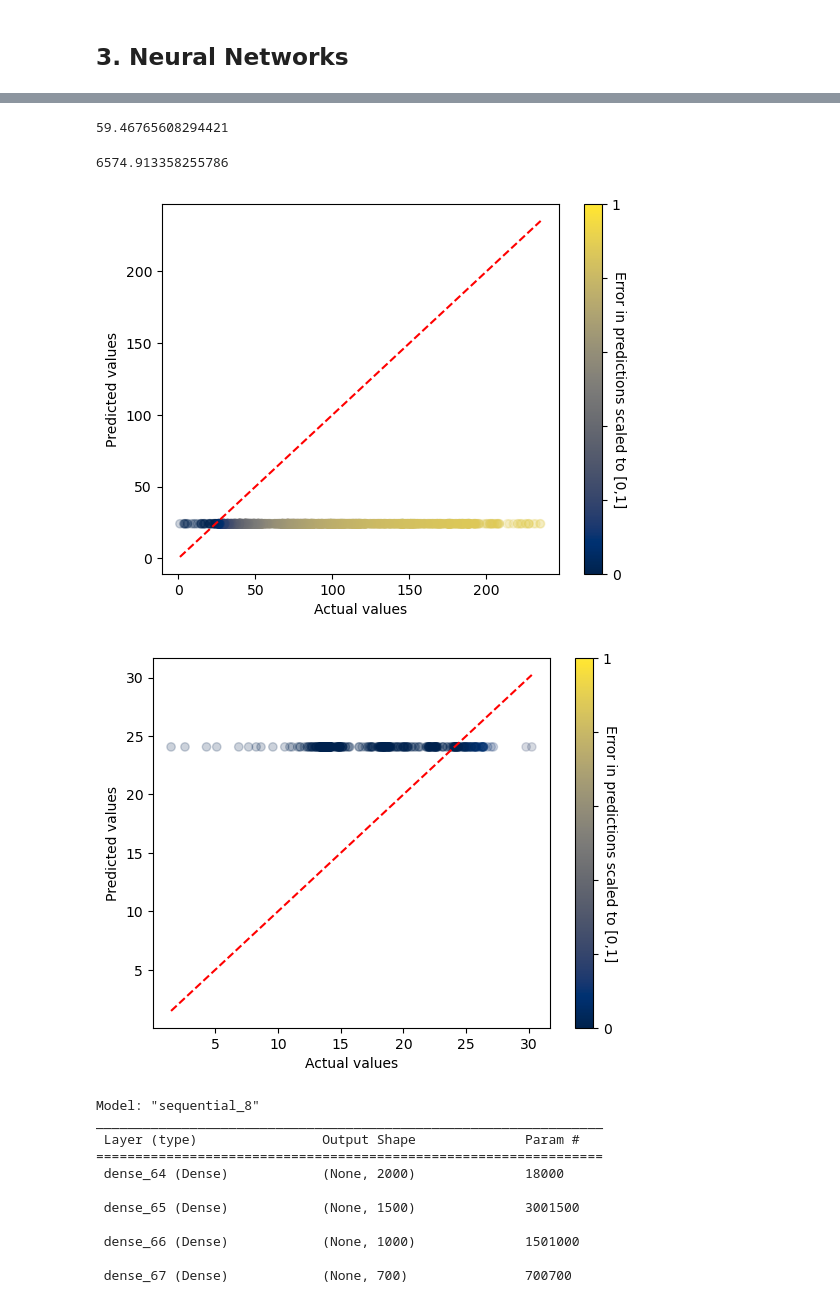
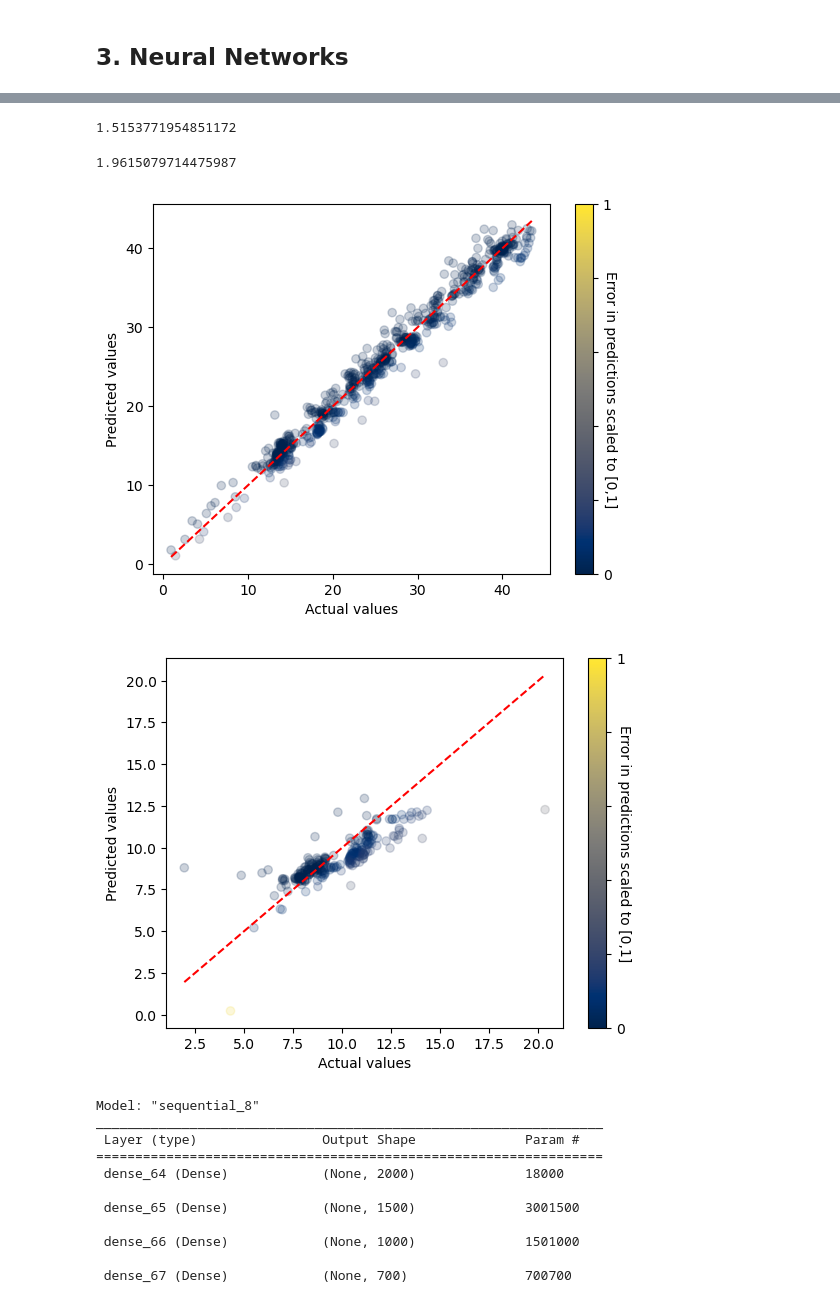
Before and after one commit to anshuman1823/Predicting-Oil-Flow-Rate-Using-Well-Parameters, a Jupyter notebook: Volve_project_jupyter_notebook_v2.ipynb, the cells around one changed output, grey strips where cells are left out. Drawn from its saved outputs; the diff is of its cells as text; code cells hidden in the pictures.

```diff
--- a/Volve_project_jupyter_notebook_v2.ipynb
+++ b/Volve_project_jupyter_notebook_v2.ipynb
@@ -729,7 +801,7 @@ from sklearn.ensemble import RandomForestRegressor
 from sklearn.metrics import mean_squared_error, r2_score
 
 rf = RandomForestRegressor(n_jobs=-1, random_state = 42)
-rf.fit(X_train, y_train)
+rf.fit(X_train_dca, y_train)
 # %% [output]
 RandomForestRegressor(n_jobs=-1, random_state=42)
 # %%
@@ -822,5 +848,5 @@ df_train[(df.AVG_OIL_FLOW_RATE < 10) & (df.DATEPRD < pd.to_datetime("01/01/2015"
 # %%
 from sklearn.svm import SVR
-svr = SVR(C = 10^6, epsilon = 6)
-svr.fit(X_train, y_train)
+svr = SVR(C = 100, epsilon = 6)
+svr.fit(X_train_dca, y_train)
 # %% [output]
@@ -848,7 +874,7 @@ Degree = 3
 # %%
 from sklearn.svm import SVR
 svm_poly_3 = SVR(kernel = "poly", degree = 4, C=10^6, epsilon = 0.1)
-svm_poly_3.fit(X_train, y_train)
+svm_poly_3.fit(X_train_dca, y_train)
 # %% [output]
 SVR(C=12, degree=4, kernel='poly')
 # %%
@@ -869,6 +895,6 @@ predict_plot(y_train, svm_poly_3.predict(X_train))
 ## Trying MLP lyers from scikit-learn
 
 from sklearn.neural_network import MLPRegressor
-mlp_reg = MLPRegressor([500, 200,100,10,1], max_iter = 10000, verbose = 2)
-mlp_reg.fit(X_train, y_train)
+mlp_reg = MLPRegressor([100,10,1], max_iter = 10000, verbose = 2)
+mlp_reg.fit(X_train_dca, y_train)
 # %% [output]
@@ -894,16 +919,16 @@ MLPRegressor(hidden_layer_sizes=[500, 200, 100, 10, 1], max_iter=10000,
 # %%
-mean_squared_error(y_val, mlp_reg.predict(X_val))
+mean_squared_error(y_val, mlp_reg.predict(X_val_dca))
 # %% [output]
-59.46765608294421
+1.5153771954851172
 # %%
-mean_squared_error(y_train, mlp_reg.predict(X_train))
+mean_squared_error(y_train, mlp_reg.predict(X_train_dca))
 # %% [output]
-6574.913358255786
+1.9615079714475987
 # %%
-predict_plot(y_train, mlp_reg.predict(X_train))
+predict_plot(y_train, mlp_reg.predict(X_train_dca))
 # %% [output]
-[figure, old version]
+[figure, new version]
 # %%
-predict_plot(y_val, mlp_reg.predict(X_val))
+predict_plot(y_val, mlp_reg.predict(X_val_dca))
 # %% [output]
-[figure, old version]
+[figure, new version]
```
Also changed, not shown: parts of 86 cells of this notebook, 1 other file.
